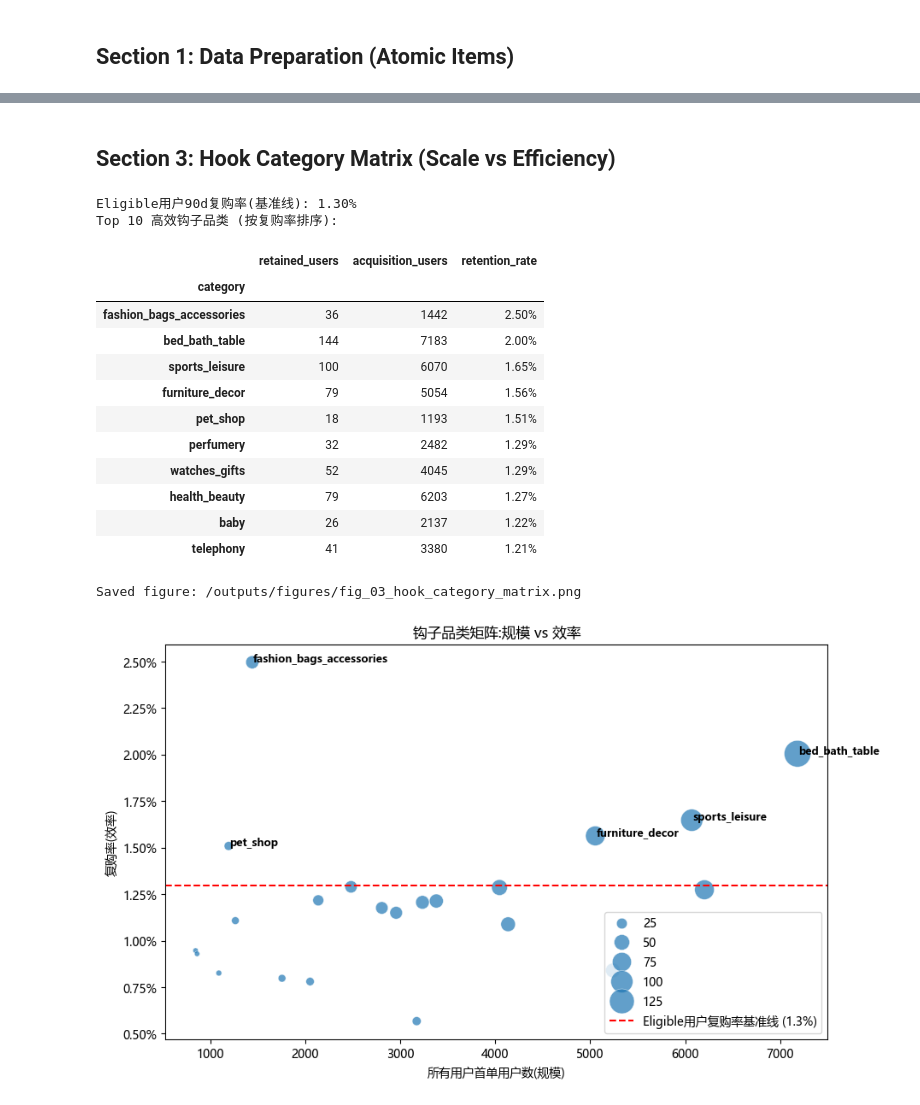
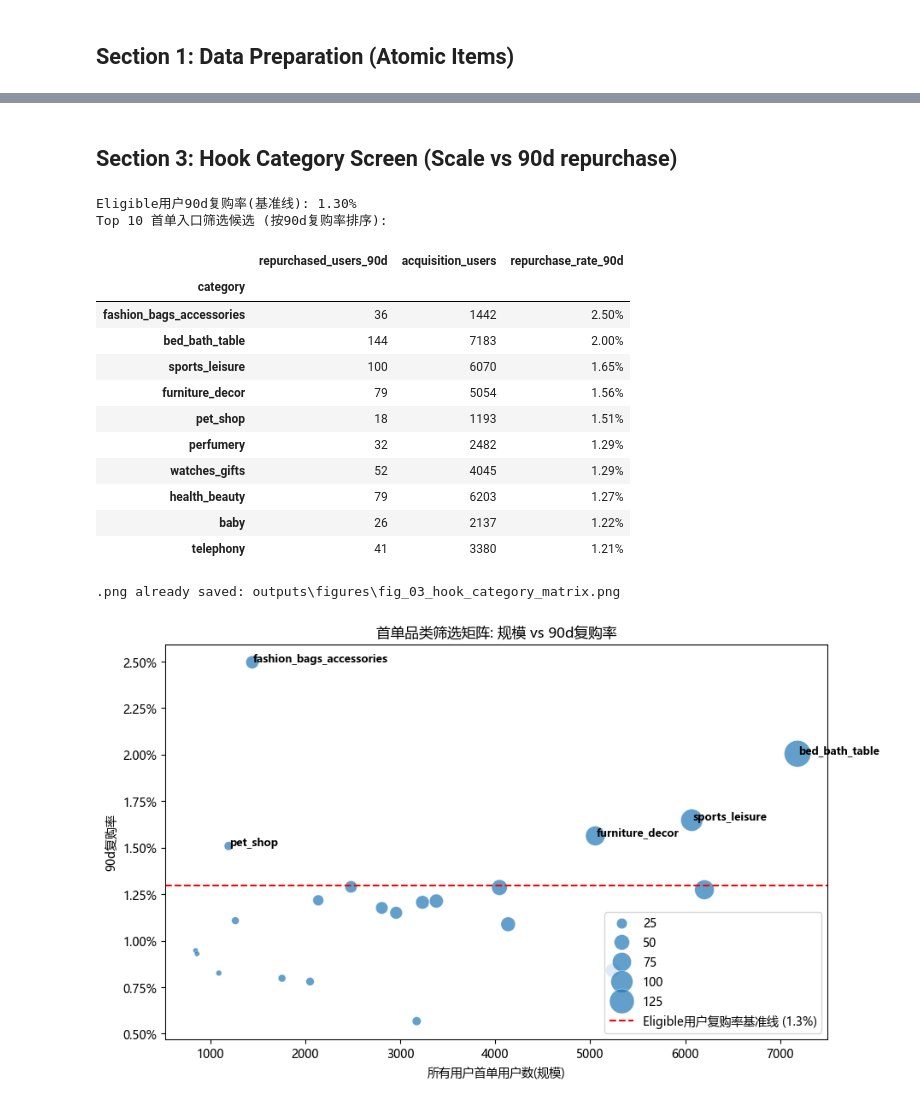
Before and after one commit to CLampard-Y/ecommerce-analytics-pipeline, a Jupyter notebook: notebooks/03_seller_hook_analysis.ipynb, the cells around one changed output, grey strips where cells are left out. Saved outputs shown, nothing was run; the diff lists cells and outputs as text; code cells hidden in the pictures.

```diff
--- a/notebooks/03_seller_hook_analysis.ipynb
+++ b/notebooks/03_seller_hook_analysis.ipynb
@@ -192,12 +212,12 @@ Name: count, dtype: int64
 
 ---
 # %% [markdown]
-## Section 3: Hook Category Matrix (Scale vs Efficiency)
+## Section 3: Hook Category Screen (Scale vs 90d repurchase)
 # %%
 # ======================================================
-# Section 3 (Cell 1/1): Hook Category Matrix
+# Section 3 (Cell 1/1): Hook Category Screen
 # ======================================================
-# 逻辑:进一步通过"相对复购效率"来筛选出"钩子品类"
+# Logic: 进一步通过相对 90d 复购效率来筛选首单入口候选
 
 import matplotlib as mpl
 from matplotlib.ticker import PercentFormatter
@@ -205,7 +225,9 @@ from matplotlib.ticker import PercentFormatter
 # 保证中文正常显示
 mpl.rcParams["font.sans-serif"] = ["Microsoft YaHei", "SimHei", "Noto Sans CJK SC", "Source Han Sans SC"]
 
-# 1. 数据准备
+# ----------------------------------------
+# 1) Load Data
+# ----------------------------------------
 # items_pool:所有用户的首单品类信息
 # item_counts:所有用户的首单品类出现次数
 # hook_items_pool:复购用户的首单品类信息
@@ -213,9 +235,11 @@ mpl.rcParams["font.sans-serif"] = ["Microsoft YaHei", "SimHei", "Noto Sans CJK S
 acquisition_counts = item_counts.rename("acquisition_users")
 retention_counts = hook_counts.rename("retained_users")
 
-# 2. 计算转换率
-# concat(...,axis)表示把两张有相同"index"的表按列拼在一起
-# 储存每个品类(index)对应的"所有用户首单出现次数","复购用户的首单出现次数"
+# ----------------------------------------
+# 2) Compute Conversion Rate
+# ----------------------------------------
+# concat(...,axis)表示把两张有相同 "index" 的表按列拼在一起
+# 储存每个品类 (index) 对应的"所有用户首单出现次数","复购用户的首单出现次数"
 hook_analysis = (
     pd.concat([acquisition_counts,retention_counts],axis=1)
     .fillna(0)
@@ -225,23 +249,33 @@ hook_analysis = (
 # 计算每个品类对应的"复购率"(= "复购用户首单包含该品类的用户数" / "所有用户首单包含该品类的用户数")
 hook_analysis["retention_rate"] = hook_analysis["retained_users"].astype("float64") / hook_analysis["acquisition_users"]
 
-# 3. 过滤小样本(只看总获客数 > 500的品类,保证稳健性)
+# ----------------------------------------
+# 3) Filter Small Samples
+# ----------------------------------------
+# Logic:只看总获客数 > 500 的品类,保证稳健性
 valid_hooks = hook_analysis[hook_analysis["acquisition_users"] > 500].sort_values("retention_rate", ascending=False)
 
-# 4. 计算用户级复购率基准线 (eligible only)
-# 基准线 = P(repurchase_within_90d=1 | eligible_repurchase_90d=1)
-# 注: 不能用 sum(retained_users)/sum(acquisition_users) 跨品类求和来当用户基准线,因为那是(user,category)对的加权结果
+# ----------------------------------------
+# 4) Compute User-Level Repurchase Rate Baseline (eligible only)
+# ----------------------------------------
+# Baseline = P(repurchase_within_90d=1 | eligible_repurchase_90d=1)
+# Attention:
+#   1. 不能用 sum(retained_users) / sum(acquisition_users) 跨品类求和来当用户基准线
+#   2. 因为那是 (user,category) 对的加权结果
 baseline_user = df_rfm_elig["repurchase_within_90d"].mean()
 
 print(f"Eligible用户90d复购率(基准线): {baseline_user:.2%}")
-print("Top 10 高效钩子品类 (按复购率排序):")
+print("Top 10 首单入口筛选候选 (按90d复购率排序):")
 display(
     valid_hooks[["retained_users","acquisition_users","retention_rate"]]
     .head(10)
-    .style.format({"retention_rate":"{:.2%}"})
+    .rename(columns={"retained_users": "repurchased_users_90d", "retention_rate": "repurchase_rate_90d"})
+    .style.format({"repurchase_rate_90d":"{:.2%}"})
 )
 
-# 5. 可视化:"规模 vs 效率"矩阵
+# ----------------------------------------
+# 5) Visualize:"Scale vs Efficiency" Matrix
+# ----------------------------------------
 plt.figure(figsize=(10, 6))
 sns.scatterplot(
     data=valid_hooks,
@@ -252,47 +286,48 @@ sns.scatterplot(
     alpha=0.7
 )
 
-# 画基准线
+# Baseline line
 plt.axhline(baseline_user, color="red", linestyle="--", label=f'Eligible用户复购率基准线 ({baseline_user:.1%})')
-plt.title('钩子品类矩阵:规模 vs 效率')
+plt.title('首单品类筛选矩阵: 规模 vs 90d复购率')
 plt.xlabel('所有用户首单用户数(规模)')
-plt.ylabel('复购率(效率)')
+plt.ylabel('90d复购率')
 plt.gca().yaxis.set_major_formatter(PercentFormatter(1.0))
 plt.legend()
 
-# 标出 Top 5
+# Label top 5 categories
 for i in range(5):
     row = valid_hooks.iloc[i]
     plt.text(
         row["acquisition_users"]+10,
         row["retention_rate"],
         valid_hooks.index[i],
         weight="bold",
         fontsize=9
     )
 
 fig = plt.gcf()
-out_path = figures_dir / 'fig_03_hook_category_matrix.png'
-fig.savefig(out_path, dpi=200, bbox_inches='tight')
-print(f"Saved figure: /outputs/figures/{out_path.name}")
+
+out = figures_dir / 'fig_03_hook_category_matrix.png'
+fig.savefig(out, dpi=200, bbox_inches='tight')
+print(f'.png already saved: {out}')
 plt.show()
 # %% [output]
 Eligible用户90d复购率(基准线): 1.30%
-Top 10 高效钩子品类 (按复购率排序):
+Top 10 首单入口筛选候选 (按90d复购率排序):
-|  | retained_users | acquisition_users | retention_rate |
+|  | repurchased_users_90d | acquisition_users | repurchase_rate_90d |
 | category |  |  |  |
 | fashion_bags_accessories | 36 | 1442 | 2.50% |
 | bed_bath_table | 144 | 7183 | 2.00% |
 | sports_leisure | 100 | 6070 | 1.65% |
 | furniture_decor | 79 | 5054 | 1.56% |
 | pet_shop | 18 | 1193 | 1.51% |
 | perfumery | 32 | 2482 | 1.29% |
 | watches_gifts | 52 | 4045 | 1.29% |
 | health_beauty | 79 | 6203 | 1.27% |
 | baby | 26 | 2137 | 1.22% |
 | telephony | 41 | 3380 | 1.21% |
-Saved figure: /outputs/figures/fig_03_hook_category_matrix.png
+.png already saved: outputs\figures\fig_03_hook_category_matrix.png
-[figure, old version]
+[figure, new version]
 # %% [markdown]
 ### Section 3 Summary
 
```
Also changed, not shown: parts of 14 cells of this notebook, 10 other files.
